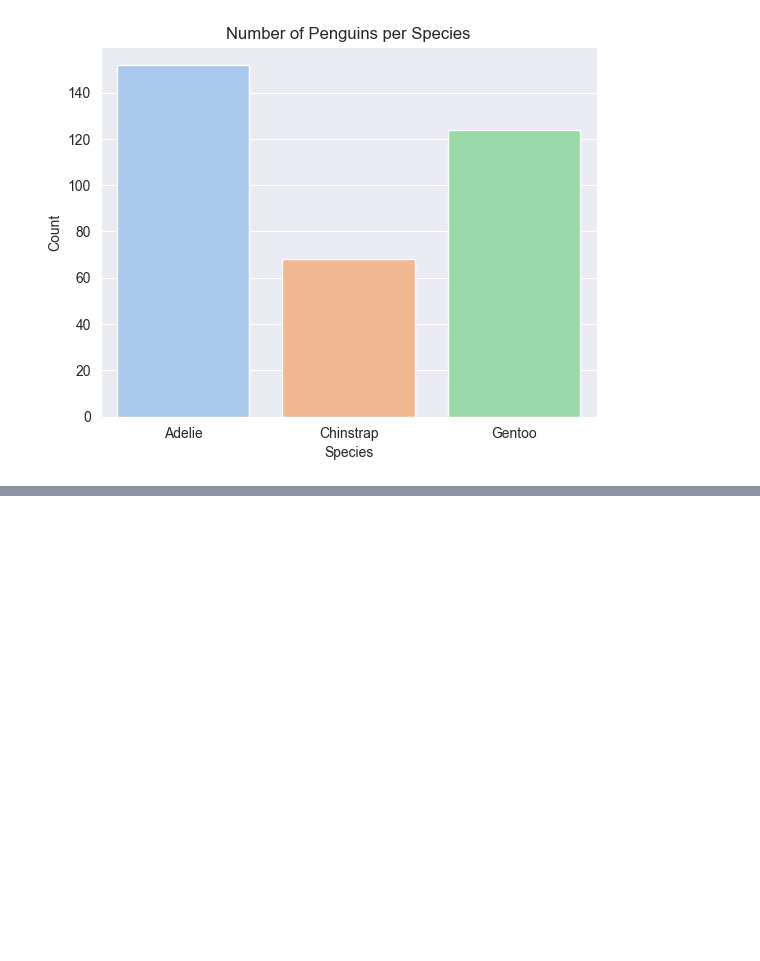
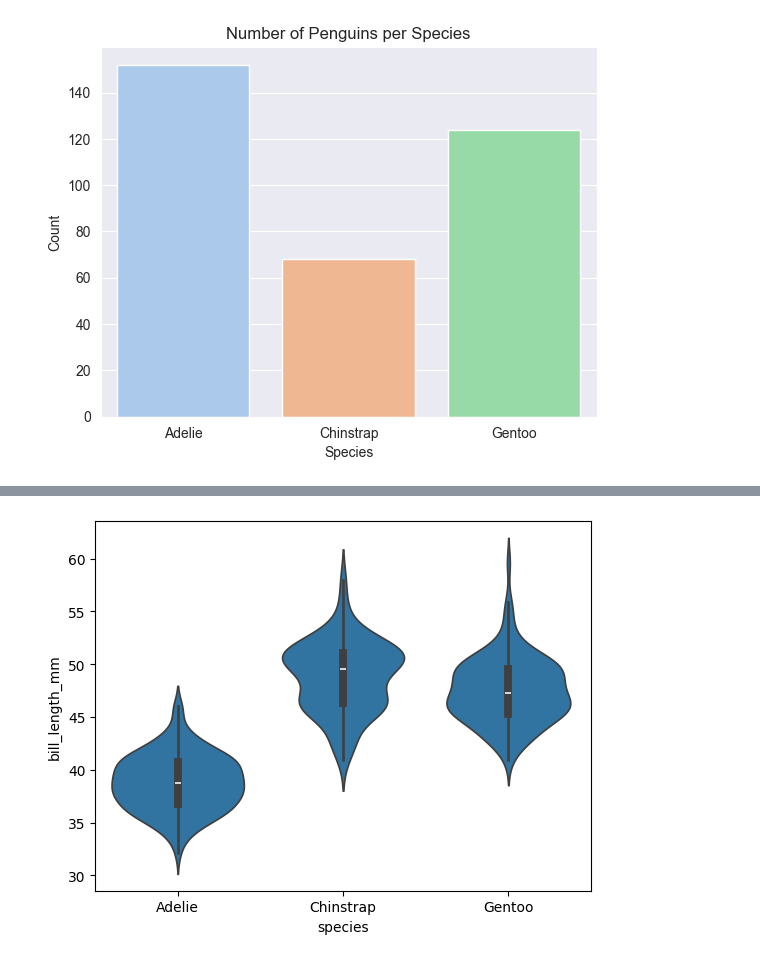
Before and after one commit to AnanyaSinghBabu/Python, a Jupyter notebook: Data Analysis/seaborn.ipynb, the cells around one changed output, grey strips where cells are left out. Saved outputs shown, nothing was run; the diff lists cells and outputs as text; code cells hidden in the pictures; blank space fills up the shorter version.

```diff
--- a/Data Analysis/seaborn.ipynb
+++ b/Data Analysis/seaborn.ipynb
@@ -364,0 +379,11 @@ Passing `palette` without assigning `hue` is deprecated and will be removed in v
+# %%
+# Create a violin plot
+sns.violinplot(
+x="species",
+y="bill_length_mm",
+data=penguins)
+
+# Show plot
+plt.show()
+# %% [output]
+[figure, added]
```
Also changed, not shown: parts of 13 cells of this notebook.
